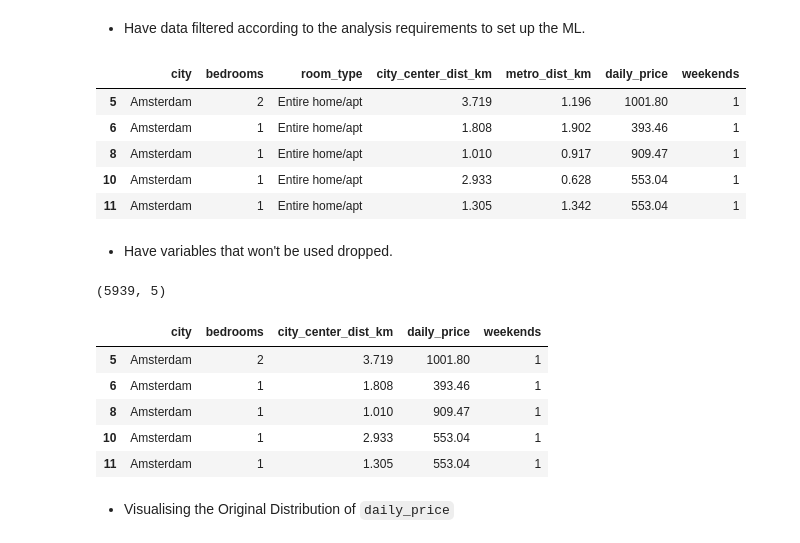
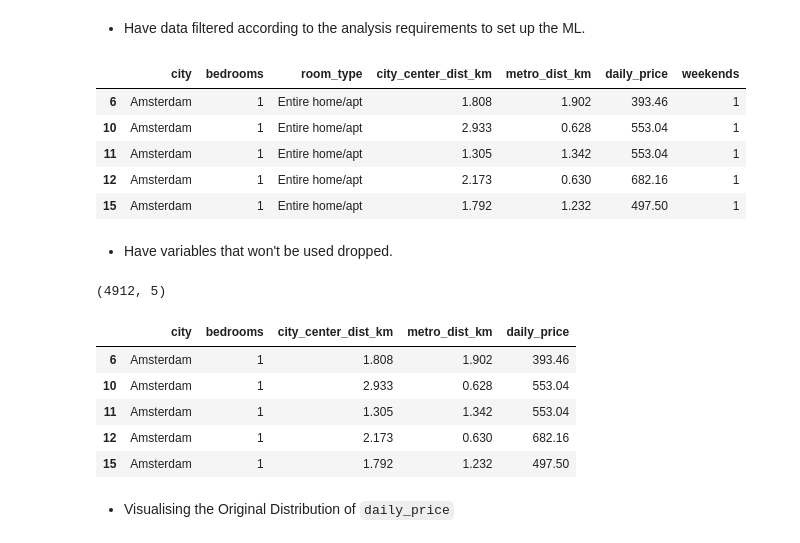
Before and after one commit to MeiryDiniz/europe-airbnb-prices, a Jupyter notebook: jupyter_notebooks/05-AirbnbMLPipelinePricePrediction.ipynb, the cells around one changed output. Cells and saved outputs as stored; diff of their text form; code cells hidden in the pictures.

```diff
--- a/jupyter_notebooks/05-AirbnbMLPipelinePricePrediction.ipynb
+++ b/jupyter_notebooks/05-AirbnbMLPipelinePricePrediction.ipynb
@@ -66,38 +66,39 @@ df.head()
 * Have data filtered according to the analysis requirements to set up the ML.
 # %%
 cities_of_interest = ['Amsterdam', 'Barcelona', 'London']
-df_filtered = df[(df['city'].isin(cities_of_interest)) & (df['bedrooms'] <= 3) & (df['room_type'] == 'Entire home/apt') & (df['daily_price'] <= 2000)]
+df_filtered = df[(df['city'].isin(cities_of_interest)) & (df['bedrooms'] <= 3) & (df['room_type'] == 'Entire home/apt') & (df['daily_price'] <= 750)]
 df_filtered.head()
 # %% [output]
 |  | city | bedrooms | room_type | city_center_dist_km | metro_dist_km | daily_price | weekends |
-| 5 | Amsterdam | 2 | Entire home/apt | 3.719 | 1.196 | 1001.80 | 1 |
 | 6 | Amsterdam | 1 | Entire home/apt | 1.808 | 1.902 | 393.46 | 1 |
-| 8 | Amsterdam | 1 | Entire home/apt | 1.010 | 0.917 | 909.47 | 1 |
 | 10 | Amsterdam | 1 | Entire home/apt | 2.933 | 0.628 | 553.04 | 1 |
 | 11 | Amsterdam | 1 | Entire home/apt | 1.305 | 1.342 | 553.04 | 1 |
+| 12 | Amsterdam | 1 | Entire home/apt | 2.173 | 0.630 | 682.16 | 1 |
+| 15 | Amsterdam | 1 | Entire home/apt | 1.792 | 1.232 | 497.50 | 1 |
 # %% [markdown]
 + Have variables that won't be used dropped.
 # %%
+from sklearn.compose import ColumnTransformer
+from sklearn.preprocessing import PowerTransformer, OneHotEncoder, FunctionTransformer
+import seaborn as sns
 import numpy as np
 from sklearn.model_selection import train_test_split, GridSearchCV
-from sklearn.preprocessing import PowerTransformer, OneHotEncoder
-from sklearn.compose import ColumnTransformer
 from sklearn.pipeline import Pipeline
 from sklearn.linear_model import LinearRegression, Ridge, Lasso
 from sklearn.ensemble import GradientBoostingRegressor
 from sklearn.metrics import mean_absolute_error, mean_squared_error, r2_score
 import matplotlib.pyplot as plt
-df_ml = df_filtered.drop(labels=['room_type', 'metro_dist_km'], axis=1)
+df_ml = df_filtered.drop(labels=['room_type', 'weekends'], axis=1)
 print(df_ml.shape)
 df_ml.head()
 # %% [output]
-(5939, 5)
+(4912, 5)
-|  | city | bedrooms | city_center_dist_km | daily_price | weekends |
-| 5 | Amsterdam | 2 | 3.719 | 1001.80 | 1 |
-| 6 | Amsterdam | 1 | 1.808 | 393.46 | 1 |
-| 8 | Amsterdam | 1 | 1.010 | 909.47 | 1 |
-| 10 | Amsterdam | 1 | 2.933 | 553.04 | 1 |
-| 11 | Amsterdam | 1 | 1.305 | 553.04 | 1 |
+|  | city | bedrooms | city_center_dist_km | metro_dist_km | daily_price |
+| 6 | Amsterdam | 1 | 1.808 | 1.902 | 393.46 |
+| 10 | Amsterdam | 1 | 2.933 | 0.628 | 553.04 |
+| 11 | Amsterdam | 1 | 1.305 | 1.342 | 553.04 |
+| 12 | Amsterdam | 1 | 2.173 | 0.630 | 682.16 |
+| 15 | Amsterdam | 1 | 1.792 | 1.232 | 497.50 |
 # %% [markdown]
 + Visualising the Original Distribution of `daily_price`
 # %%
```
Also changed, not shown: parts of 9 cells of this notebook, 13 other files.
